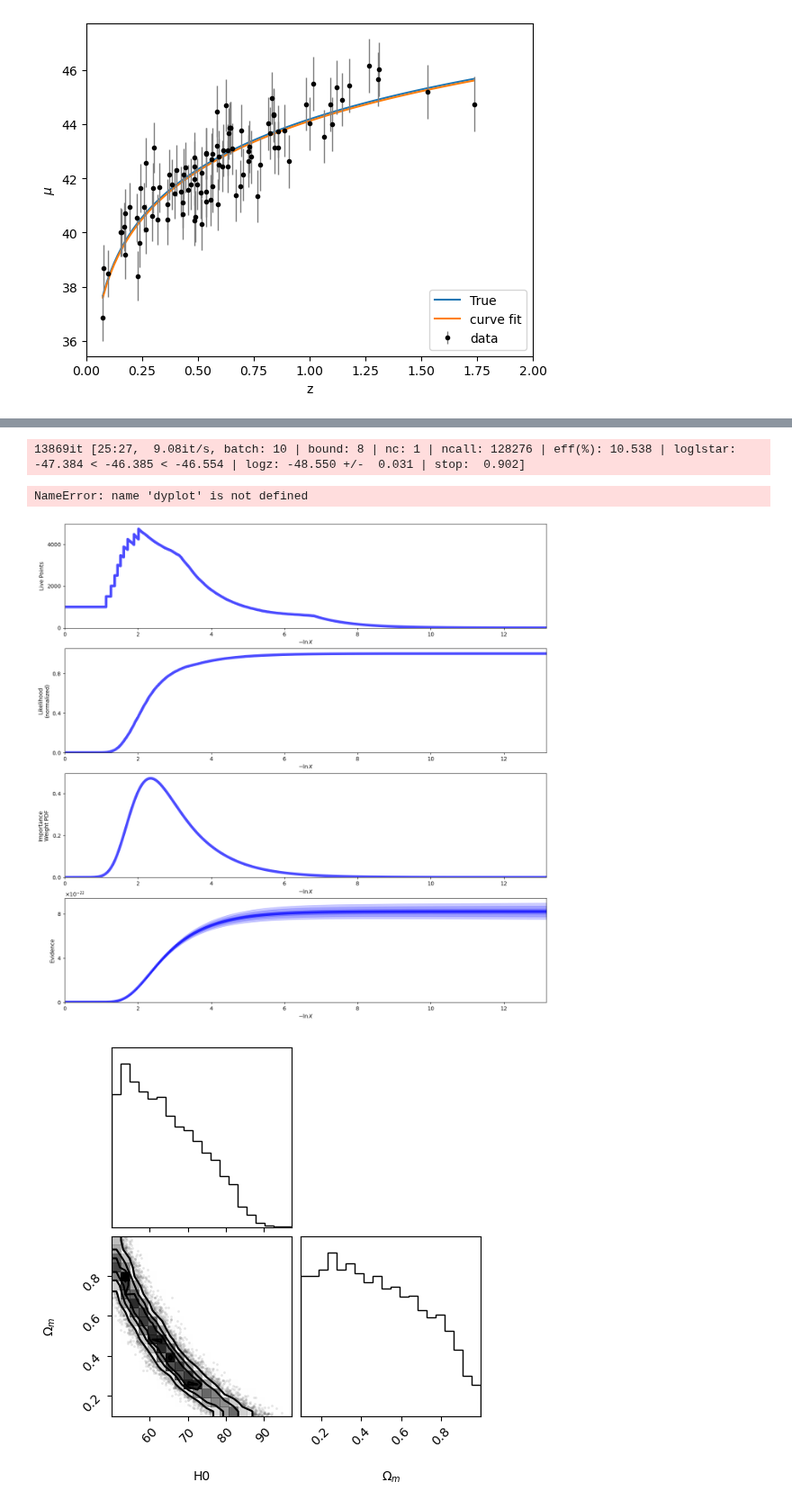
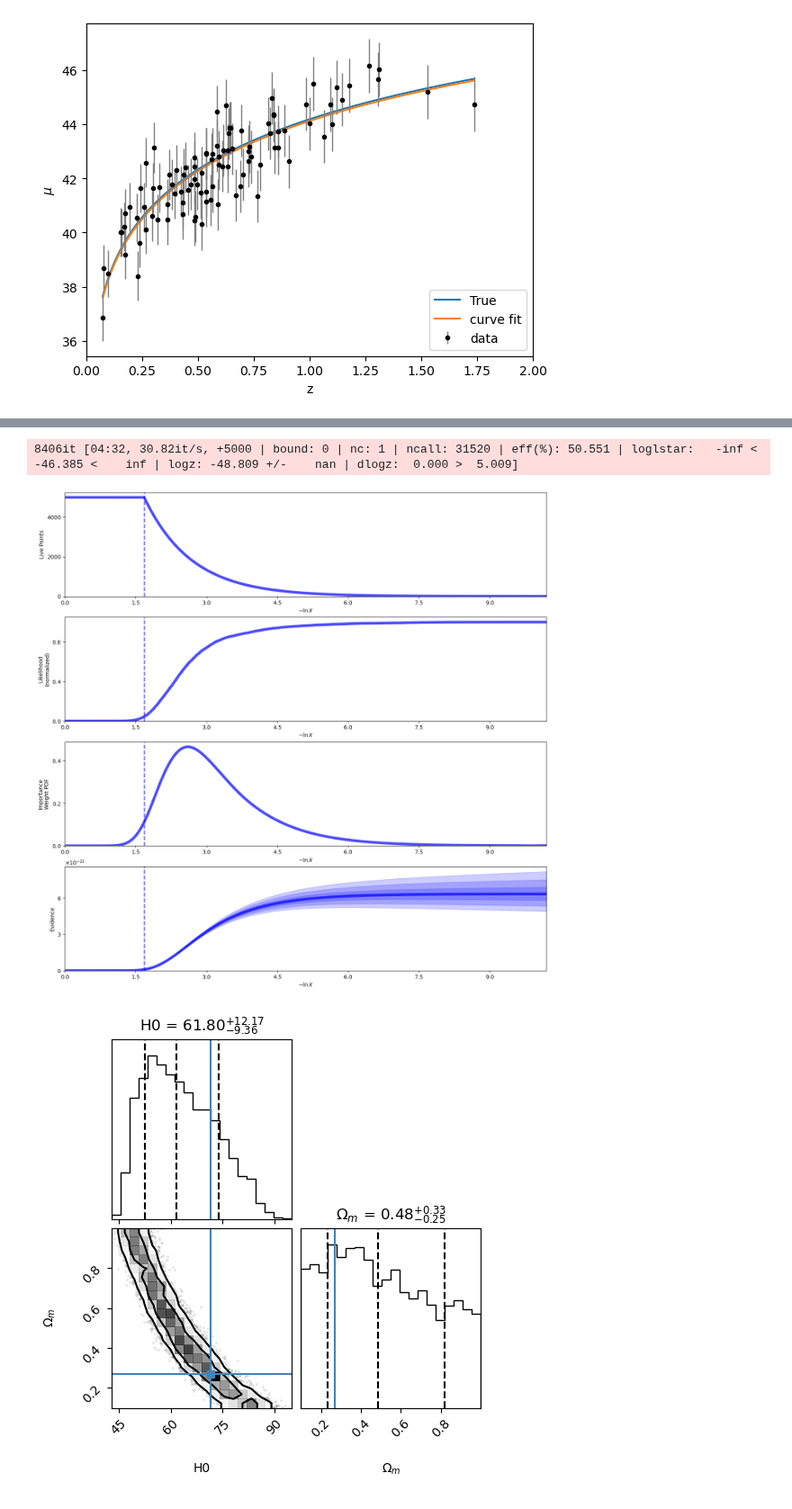
Before and after one commit to om-erika/astrostatistics_bicocca_2024, a Jupyter notebook: working/supernovae_distances_gpr.ipynb, the cells around one changed output, grey strips where cells are left out. Shown at 90% size. Saved outputs shown, nothing was run; the diff lists cells and outputs as text; code cells hidden in the pictures.

```diff
--- a/working/supernovae_distances_gpr.ipynb
+++ b/working/supernovae_distances_gpr.ipynb
@@ -218,7 +225,7 @@ corner.corner(sampler.get_chain(discard = burn, thin = thin, flat = True),
 # %%
 ndim = 2
 #limits of each parameter, suggested by exercise
-H_min, H_max = 50.0, 100.0
+H_min, H_max = 30.0, 100.0
 omegam_min, omegam_max = 0.1, 1.0
 
 
@@ -237,23 +244,22 @@ def prior_transform(u):
     omega = omegam_min + uomega*(omegam_max-omegam_min)
     return H, omega
 
-# Sample from our distribution.
-sampler = dynesty.DynamicNestedSampler(log_likelihood, prior_transform, ndim,
-                                bound = 'multi', sample = 'rwalk')
-sampler.run_nested()
-res_burst = sampler.results
+dsampler = dynesty.NestedSampler(log_likelihood, prior_transform, ndim,nlive=5000)
+dsampler.run_nested()
+dresults = dsampler.results
 # %% [output]
-13869it [25:27,  9.08it/s, batch: 10 | bound: 8 | nc: 1 | ncall: 128276 | eff(%): 10.538 | loglstar: -47.384 < -46.385 < -46.554 | logz: -48.550 +/-  0.031 | stop:  0.902]
+8406it [04:32, 30.82it/s, +5000 | bound: 0 | nc: 1 | ncall: 31520 | eff(%): 50.551 | loglstar:   -inf < -46.385 <    inf | logz: -48.809 +/-    nan | dlogz:  0.000 >  5.009]
-NameError: name 'dyplot' is not defined
 # %%
-fig, axes = dyplot.runplot(res_burst)
+fig, axes = dyplot.runplot(dresults)
 # %% [output]
-[figure, old version]
+[figure, new version]
 # %%
-samples_nested = res_burst.samples  # samples
-weights_nested = np.exp(res_burst.logwt - res_burst.logz[-1])  # normalized weights
+samples_nested = dresults.samples  # samples
+weights_nested = np.exp(dresults.logwt - dresults.logz[-1])  # normalized weights
 
 samples_equal_nested = dyfunc.resample_equal(samples_nested, weights_nested)
-corner.corner(samples_equal_nested,labels=labels);
+corner.corner(samples_equal_nested,labels=labels, truths = parameters,levels=[0.68, 0.95],
+              quantiles=[0.16, 0.5, 0.84],show_titles=True,
+    title_kwargs={"fontsize": 12});
 # %% [output]
-[figure, old version]
+[figure, new version]
```
Also changed, not shown: parts of 8 cells of this notebook, 2 other files.
